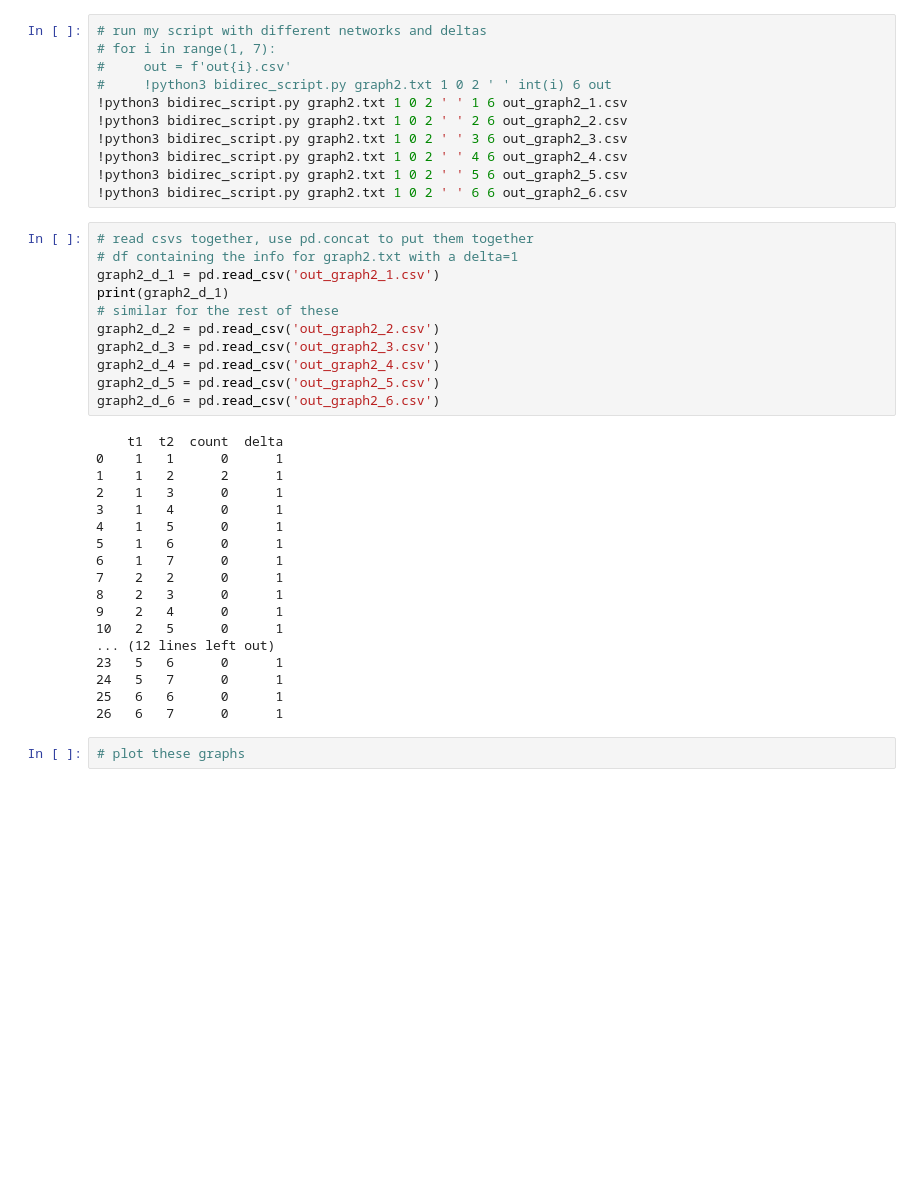
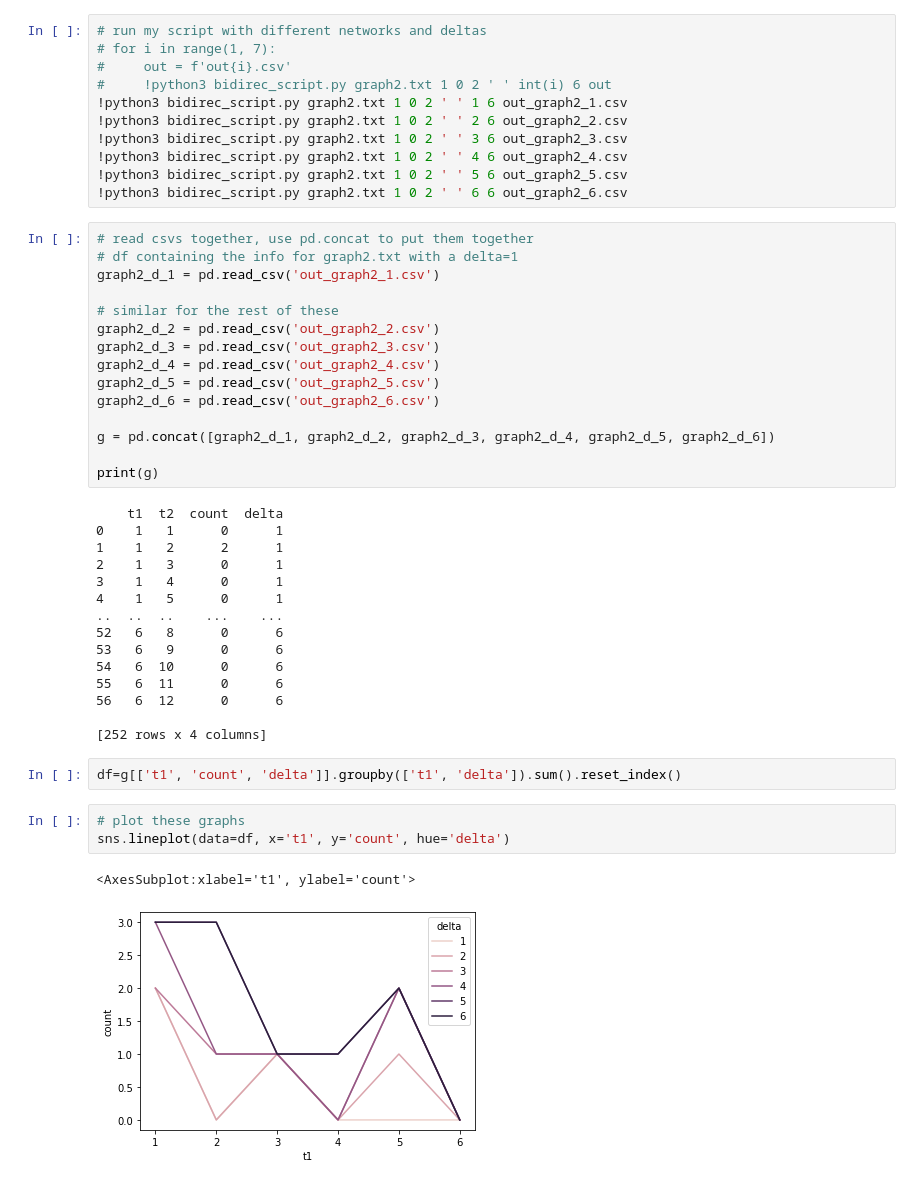
Before and after one commit to ritwix/bidirec-edge-counting, a Jupyter notebook: bidirec_run_script_and_create_graphs.ipynb, the cells around one changed output. Drawn from its saved outputs; the diff is of its cells as text; blank space fills up the shorter version.

Commit message:
generated graphs

```diff
--- a/bidirec_run_script_and_create_graphs.ipynb
+++ b/bidirec_run_script_and_create_graphs.ipynb
@@ -19,13 +19,17 @@ import seaborn as sns
 # read csvs together, use pd.concat to put them together
 # df containing the info for graph2.txt with a delta=1
 graph2_d_1 = pd.read_csv('out_graph2_1.csv')
-print(graph2_d_1)
+
 # similar for the rest of these
 graph2_d_2 = pd.read_csv('out_graph2_2.csv')
 graph2_d_3 = pd.read_csv('out_graph2_3.csv')
 graph2_d_4 = pd.read_csv('out_graph2_4.csv')
 graph2_d_5 = pd.read_csv('out_graph2_5.csv')
 graph2_d_6 = pd.read_csv('out_graph2_6.csv')
+
+g = pd.concat([graph2_d_1, graph2_d_2, graph2_d_3, graph2_d_4, graph2_d_5, graph2_d_6])
+
+print(g)
 # %% [output]
     t1  t2  count  delta
 0    1   1      0      1
@@ -33,16 +37,19 @@ graph2_d_6 = pd.read_csv('out_graph2_6.csv')
 2    1   3      0      1
 3    1   4      0      1
 4    1   5      0      1
-5    1   6      0      1
-6    1   7      0      1
-7    2   2      0      1
-8    2   3      0      1
-9    2   4      0      1
-10   2   5      0      1
-... (12 lines left out)
-23   5   6      0      1
-24   5   7      0      1
-25   6   6      0      1
-26   6   7      0      1
+..  ..  ..    ...    ...
+52   6   8      0      6
+53   6   9      0      6
+54   6  10      0      6
+55   6  11      0      6
+56   6  12      0      6
+
+[252 rows x 4 columns]
-# %%
-# plot these graphs
+# %%
+df=g[['t1', 'count', 'delta']].groupby(['t1', 'delta']).sum().reset_index()
+# %%
+# plot these graphs
+sns.lineplot(data=df, x='t1', y='count', hue='delta')
+# %% [output]
+<AxesSubplot:xlabel='t1', ylabel='count'>
+[figure, added]
```
Also changed, not shown: parts of 1 cell of this notebook.
